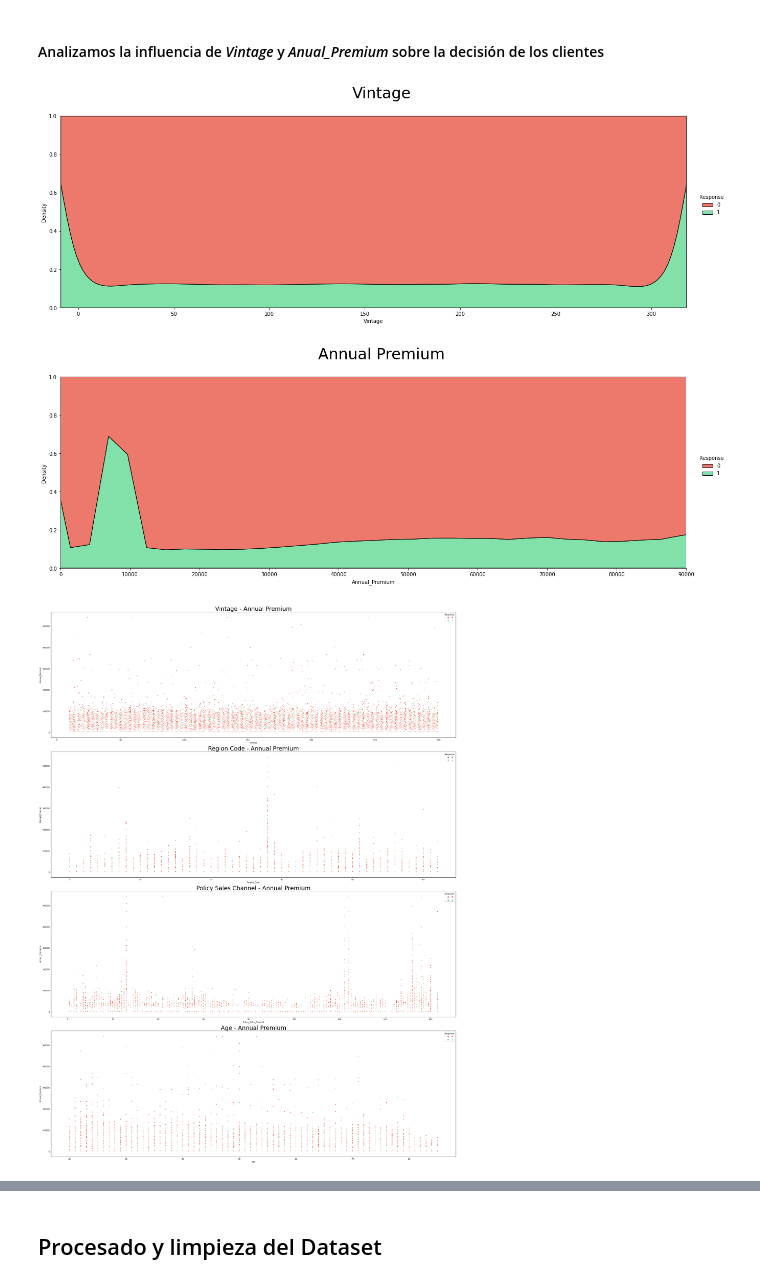
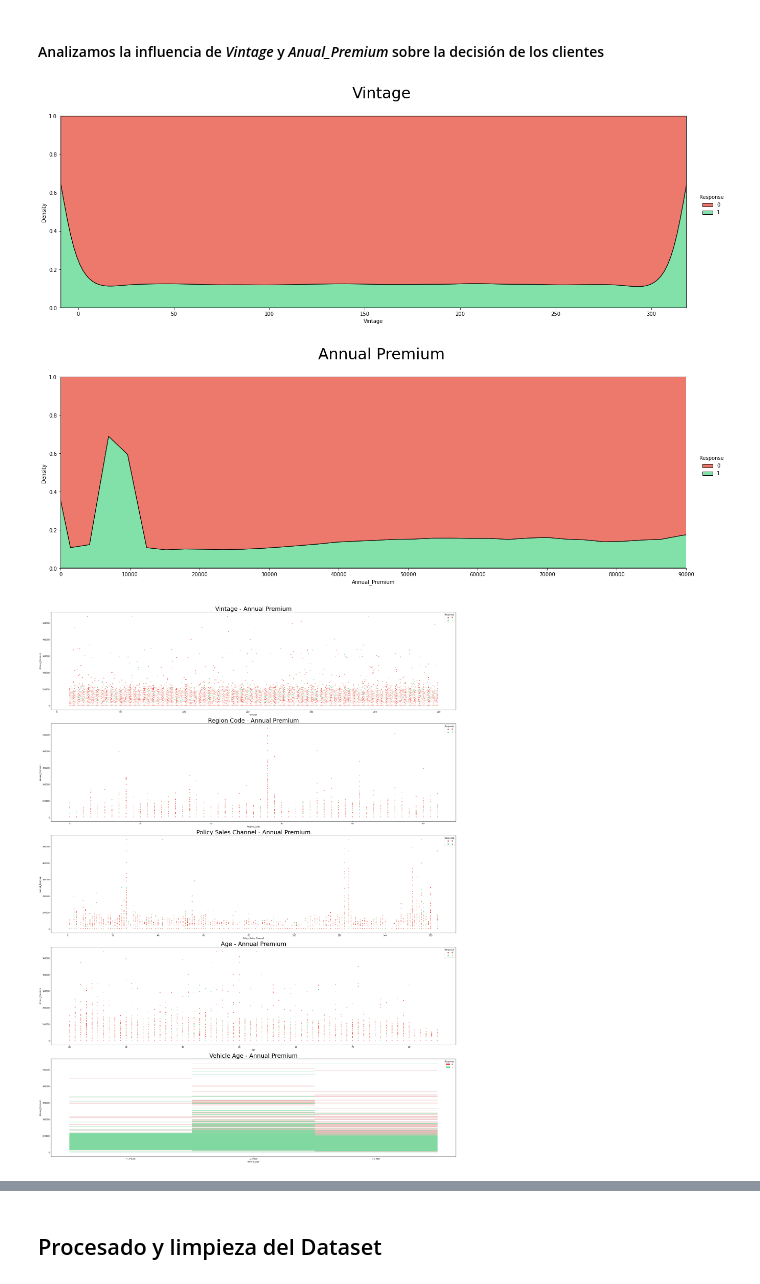
Before and after one commit to GZabalaG/AIMaster, a Jupyter notebook: Datasets_Analysis/car_insurance.ipynb, the cells around one changed output, grey strips where cells are left out. Drawn from its saved outputs; the diff is of its cells as text; code cells hidden in the pictures.

```diff
--- a/Datasets_Analysis/car_insurance.ipynb
+++ b/Datasets_Analysis/car_insurance.ipynb
@@ -444,7 +444,7 @@ g_annual_premium.set(xticks=np.arange(0, 100000, 10000))
 g_annual_premium.set(xlim=(0,90000))
 
 # Scatter plots: Annual Premium vs (Vintage or Region or Policy Sales Channel or Age)
-fig, ax = plt.subplots(4, 1, figsize=(30, 40))
+fig, ax = plt.subplots(5, 1, figsize=(30, 40))
 
 g_vint_premium = sns.scatterplot(
     data = train, x = 'Vintage', y = 'Annual_Premium', hue = 'Response',
@@ -457,34 +457,41 @@ ax[0].set_title('Vintage - Annual Premium', fontsize = 30)
 g_region_premium = sns.scatterplot(
     data = train, x = 'Region_Code', y = 'Annual_Premium', hue = 'Response',
     ci = None,
     linewidth=2.5,
     palette = sns.color_palette(['#E74C3C', '#58D68D']),
     ax=ax[1])
 ax[1].set_title('Region Code - Annual Premium', fontsize = 30)
 
 g_pol_premium = sns.scatterplot(
     data = train, x = 'Policy_Sales_Channel', y = 'Annual_Premium', hue = 'Response',
     ci = None,
     linewidth=2.5,
     palette = sns.color_palette(['#E74C3C', '#58D68D']),
     ax=ax[2])
 ax[2].set_title('Policy Sales Channel - Annual Premium', fontsize = 30)
 
 g_age_premium = sns.scatterplot(
     data = train, x = 'Age', y = 'Annual_Premium', hue = 'Response',
     ci = None,
     linewidth=2.5,
     palette = sns.color_palette(['#E74C3C', '#58D68D']),
     ax=ax[3])
 ax[3].set_title('Age - Annual Premium', fontsize = 30)
 
+g_vehicle_age_premium = sns.histplot(
+    data = train, x = 'Vehicle_Age', y = 'Annual_Premium', hue = 'Response',
+    linewidth=2.5,
+    palette = sns.color_palette(['#E74C3C', '#58D68D']),
+    ax=ax[4])
+ax[4].set_title('Vehicle Age - Annual Premium', fontsize = 30)
+
 fig.tight_layout() # Plots fit the fig area
 plt.show()
 plt.close()
 # %% [output]
 [figure]
 [figure]
-[figure, old version]
+[figure, new version]
 # %% [markdown]
 Recibimos respuestas afirmativas en los clientes más nuevos y los más antiguos.
 
```
Also changed, not shown: parts of 12 cells of this notebook, 1 other file.
